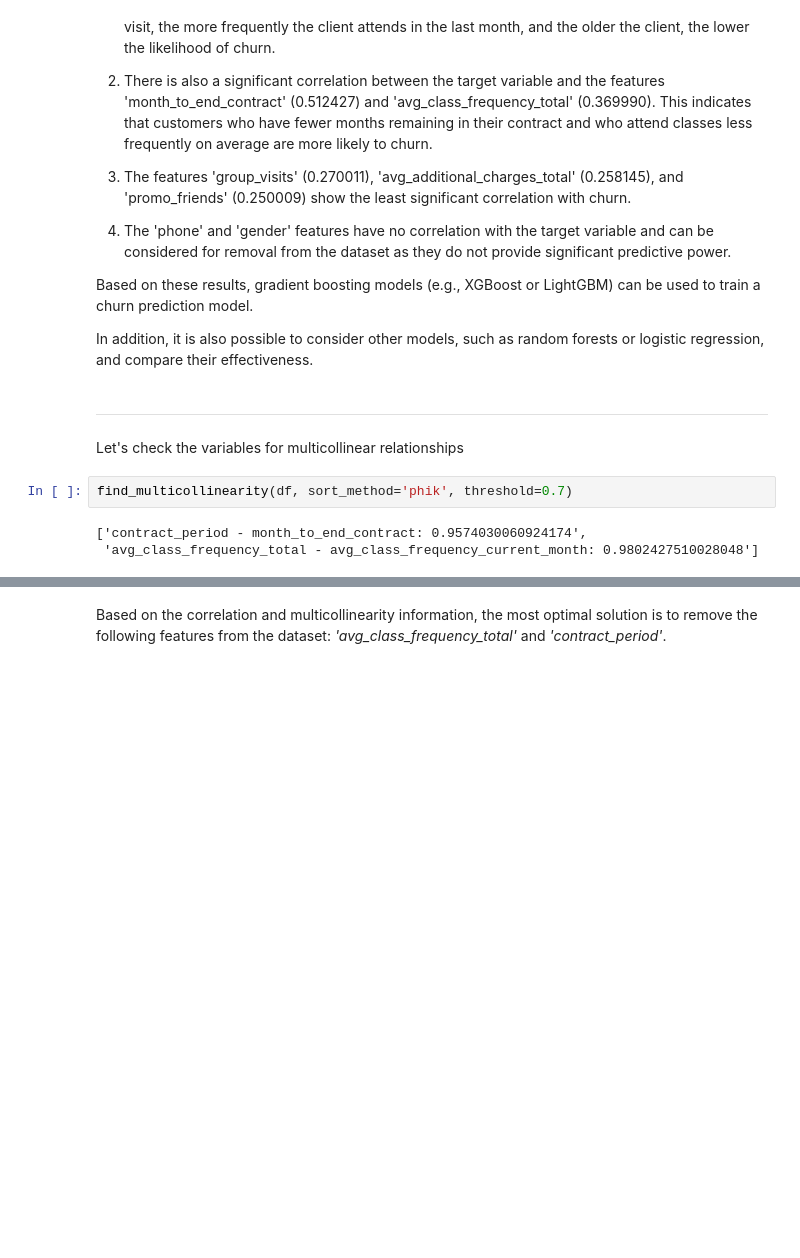
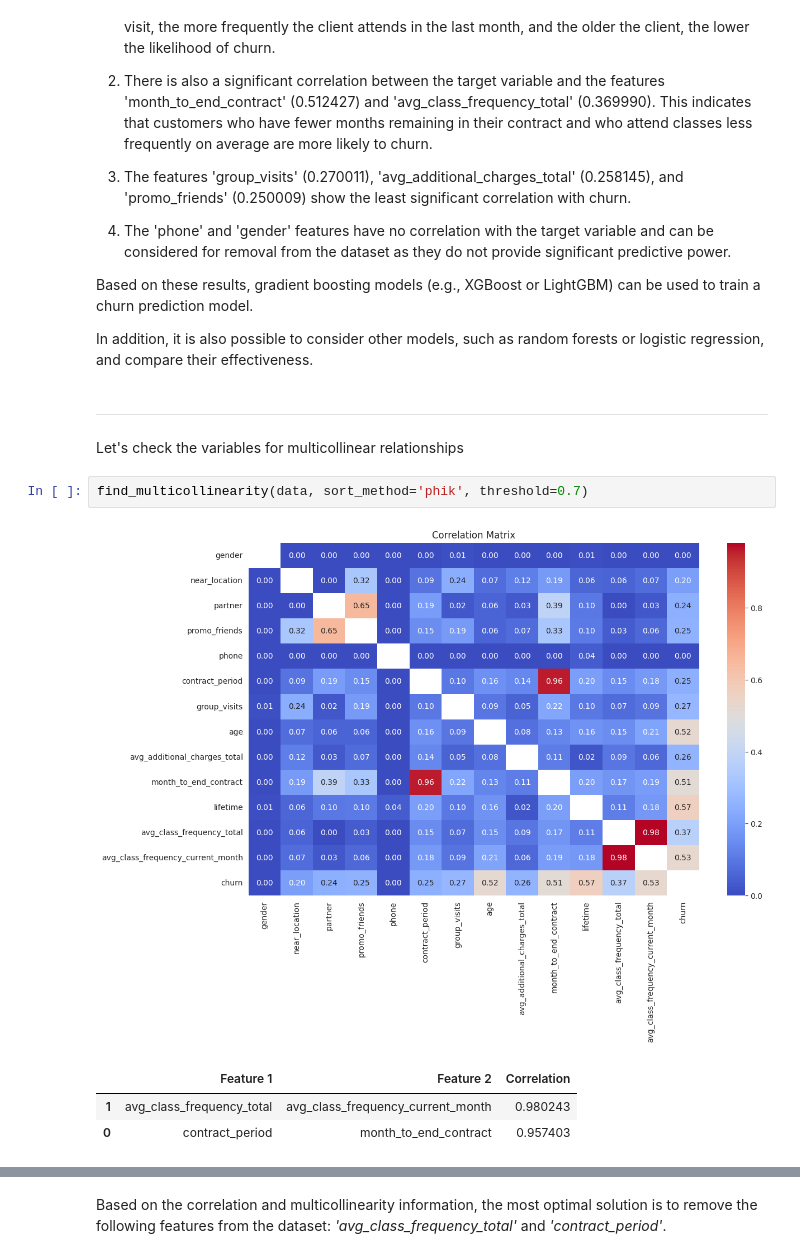
Before and after one commit to dkalenov/Gym-Customer-Churn-Prediction, a Jupyter notebook: Gym_Customer_Churn_Prediction.ipynb, the cells around one changed output, grey strips where cells are left out. Drawn from its saved outputs; the diff is of its cells as text; blank space fills up the shorter version.

```diff
--- a/Gym_Customer_Churn_Prediction.ipynb
+++ b/Gym_Customer_Churn_Prediction.ipynb
@@ -717,7 +736,9 @@ In addition, it is also possible to consider other models, such as random forest
 
 Let's check the variables for multicollinear relationships
 # %%
-find_multicollinearity(df, sort_method='phik', threshold=0.7)
+find_multicollinearity(data, sort_method='phik', threshold=0.7)
 # %% [output]
-['contract_period - month_to_end_contract: 0.9574030060924174',
- 'avg_class_frequency_total - avg_class_frequency_current_month: 0.9802427510028048']
+[figure, added]
+|  | Feature 1 | Feature 2 | Correlation |
+| 1 | avg_class_frequency_total | avg_class_frequency_current_month | 0.980243 |
+| 0 | contract_period | month_to_end_contract | 0.957403 |
```
Also changed, not shown: parts of 50 cells of this notebook.
